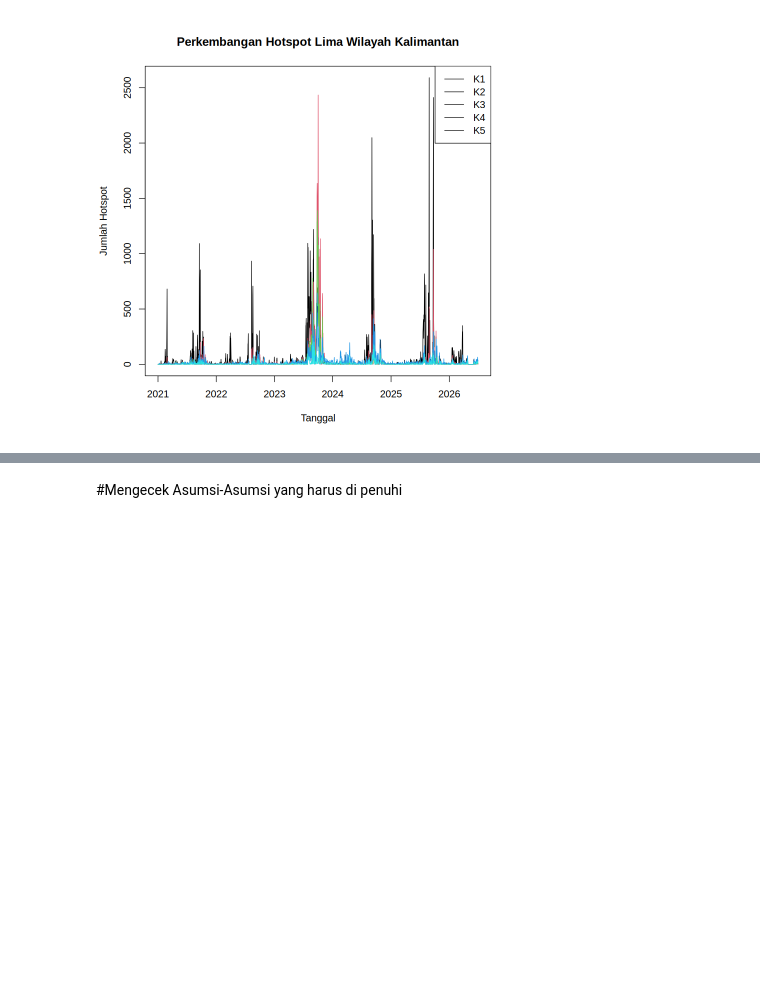
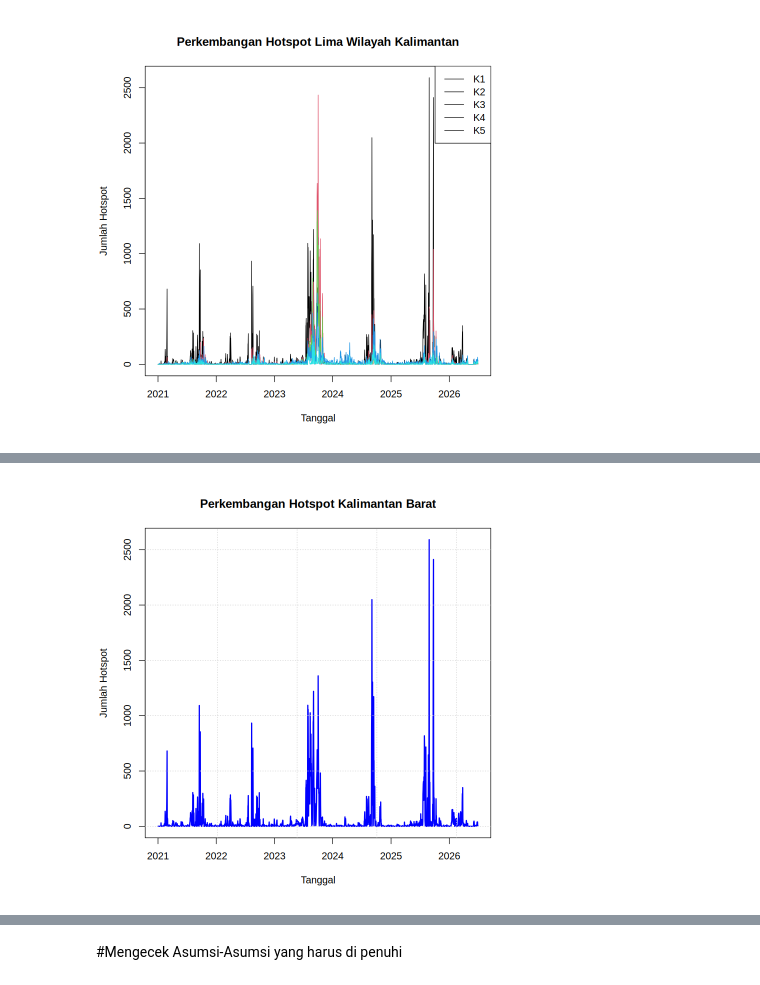
Before and after one commit to estyaprnm/Thesis, a Jupyter notebook: Copy_of_thesisgstar.ipynb, the cells around one changed output, grey strips where cells are left out. Drawn from its saved outputs; the diff is of its cells as text; code cells hidden in the pictures; blank space fills up the shorter version.

```diff
--- a/Copy_of_thesisgstar.ipynb
+++ b/Copy_of_thesisgstar.ipynb
@@ -602,0 +644,94 @@ legend(
+# %%
+# =========================================
+# PLOT HOTSPOT MASING-MASING PROVINSI
+# =========================================
+
+# Pastikan kolom tanggal bertipe Date
+kalimantanfixx$tanggal <- as.Date(kalimantanfixx$tanggal)
+
+# Fungsi plot
+plot_hotspot <- function(tanggal, data, judul, warna) {
+
+  plot(
+    tanggal,
+    data,
+    type = "l",
+    lwd = 2,
+    col = warna,
+    xaxt = "n",
+    xlab = "Tanggal",
+    ylab = "Jumlah Hotspot",
+    main = judul
+  )
+
+  axis(
+    1,
+    at = seq(
+      as.Date("2021-01-01"),
+      as.Date("2026-01-01"),
+      by = "year"
+    ),
+    labels = format(
+      seq(
+        as.Date("2021-01-01"),
+        as.Date("2026-01-01"),
+        by = "year"
+      ),
+      "%Y"
+    )
+  )
+
+  grid()
+}
+
+# =========================================
+# K1 - KALIMANTAN BARAT
+# =========================================
+plot_hotspot(
+  kalimantanfixx$tanggal,
+  kalimantanfixx$K1,
+  "Perkembangan Hotspot Kalimantan Barat",
+  "blue"
+)
+
+# =========================================
+# K2 - KALIMANTAN TENGAH
+# =========================================
+plot_hotspot(
+  kalimantanfixx$tanggal,
+  kalimantanfixx$K2,
+  "Perkembangan Hotspot Kalimantan Tengah",
+  "darkgreen"
+)
+
+# =========================================
+# K3 - KALIMANTAN SELATAN
+# =========================================
+plot_hotspot(
+  kalimantanfixx$tanggal,
+  kalimantanfixx$K3,
+  "Perkembangan Hotspot Kalimantan Selatan",
+  "red"
+)
+
+# =========================================
+# K4 - KALIMANTAN TIMUR
+# =========================================
+plot_hotspot(
+  kalimantanfixx$tanggal,
+  kalimantanfixx$K4,
+  "Perkembangan Hotspot Kalimantan Timur",
+  "orange"
+)
+
+# =========================================
+# K5 - KALIMANTAN UTARA
+# =========================================
+plot_hotspot(
+  kalimantanfixx$tanggal,
+  kalimantanfixx$K5,
+  "Perkembangan Hotspot Kalimantan Utara",
+  "purple"
+)
+# %% [output]
+[figure, added]
```
Also changed, not shown: parts of 12 cells of this notebook.
